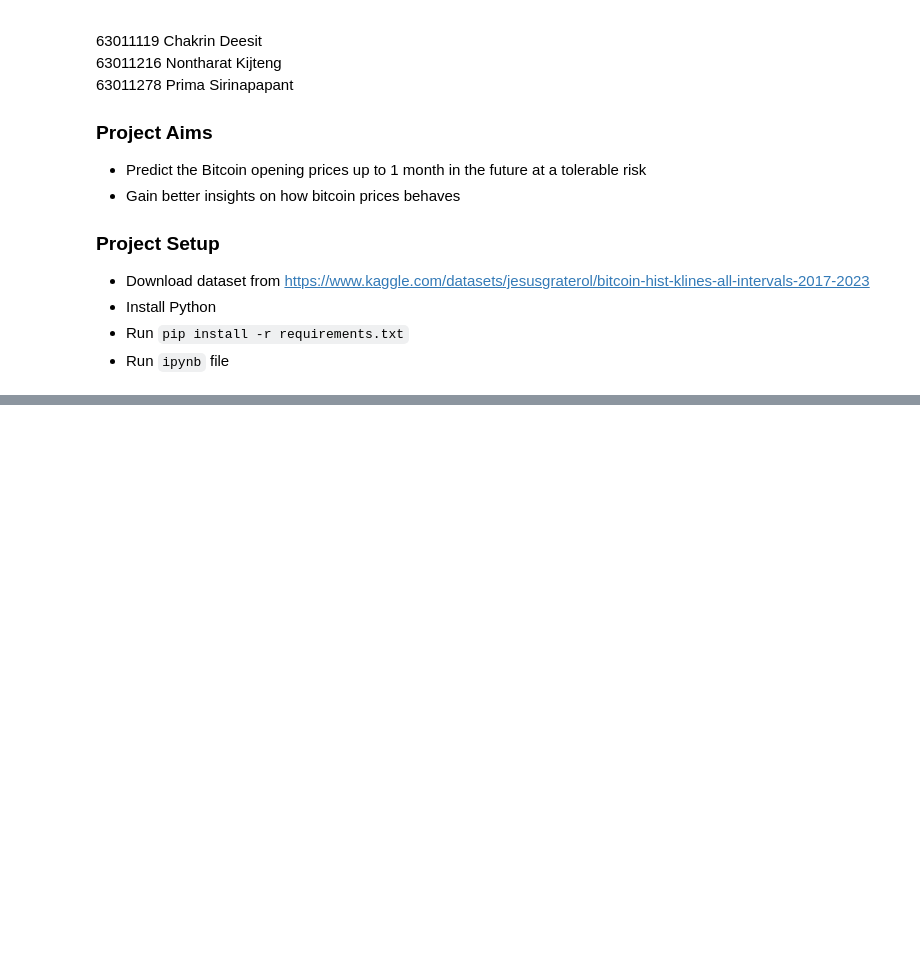
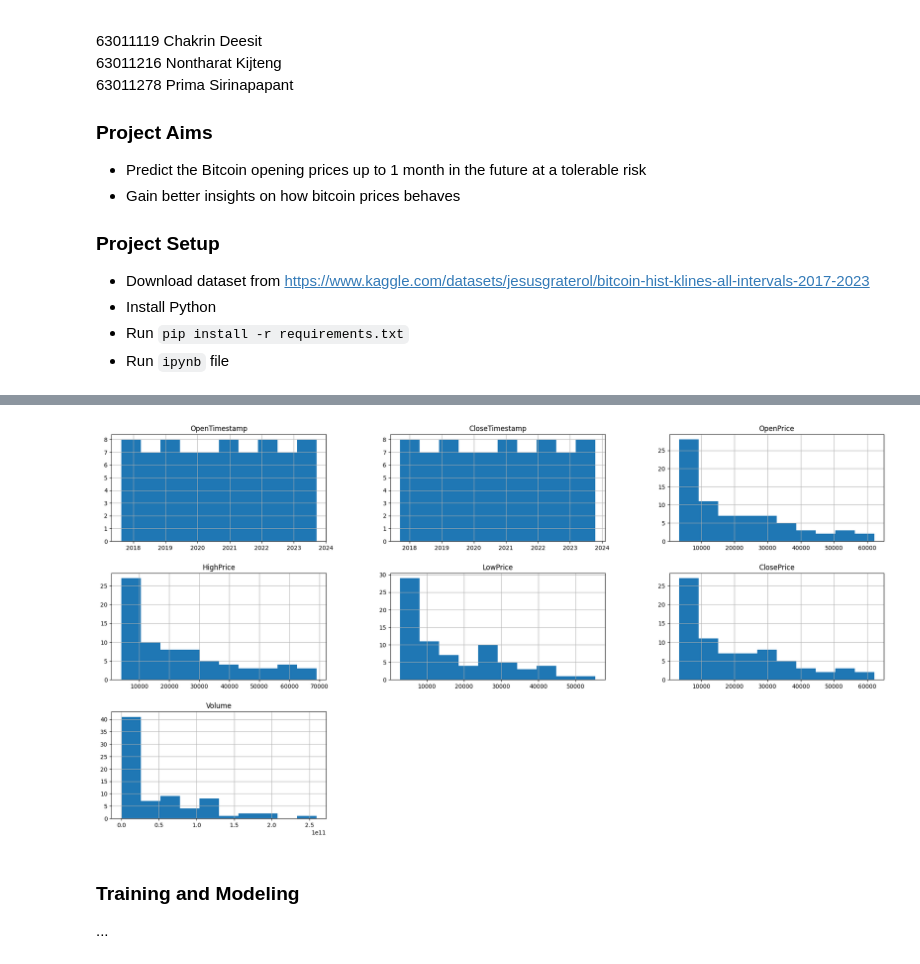
Before and after one commit to deeckn/bitcoin-predictions, a Jupyter notebook: main.ipynb, the cells around one changed output, grey strips where cells are left out. Saved outputs shown, nothing was run; the diff lists cells and outputs as text; code cells hidden in the pictures; blank space fills up the shorter version.

```diff
--- a/main.ipynb
+++ b/main.ipynb
@@ -218,0 +40,23 @@ plot_candlestick_chart("Bitcoin Price (3-months Interval)", interval_df_3mm)
+# %%
+class PriceHistory:
+    def __init__(self, dataset):
+        self.dataset = dataset
+
+    def get_interval_dataframe(self, interval):
+        interval_data = self.dataset[interval]
+        open_timestamps = pd.to_datetime(interval_data["ot"], unit='ms')
+        close_timestamps = pd.to_datetime(interval_data["ct"], unit='ms')
+
+        interval_df = pd.DataFrame({
+            "OpenTimestamp": open_timestamps,
+            "CloseTimestamp": close_timestamps,
+            "OpenPrice": interval_data["o"],
+            "HighPrice": interval_data["h"],
+            "LowPrice": interval_data["l"],
+            "ClosePrice": interval_data["c"],
+            "Volume": interval_data["v"]
+        })
+
+        return interval_df
+
+price_history = PriceHistory(btc_price_history)
@@ -218,0 +111,9 @@ plot_candlestick_chart("Bitcoin Price (3-months Interval)", interval_df_3mm)
+# %%
+interval_df_1mm.hist(figsize=(24, 12))
+plt.show()
+# %% [output]
+[figure, added]
+# %% [markdown]
+### Training and Modeling
+
+...
```
Also changed, not shown: parts of 37 cells of this notebook.
